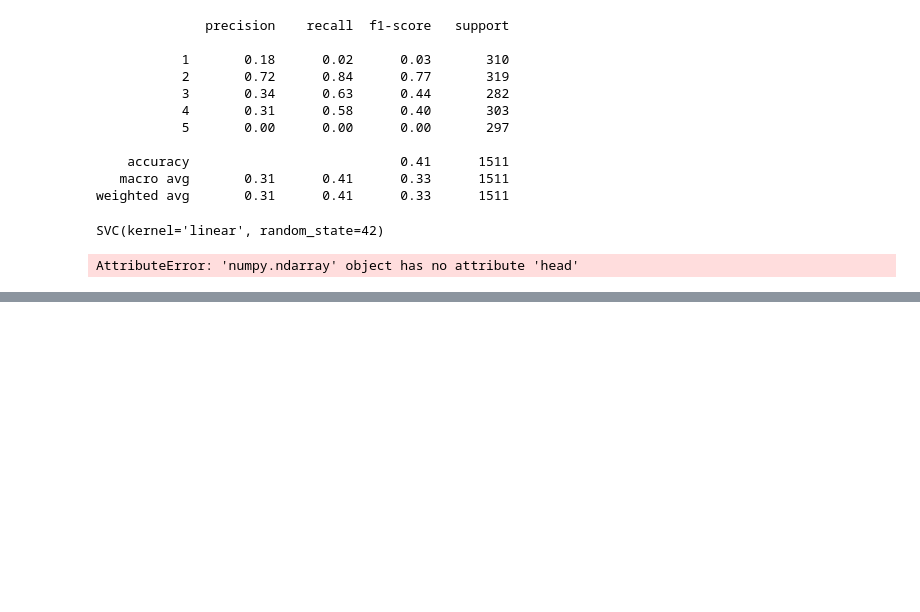
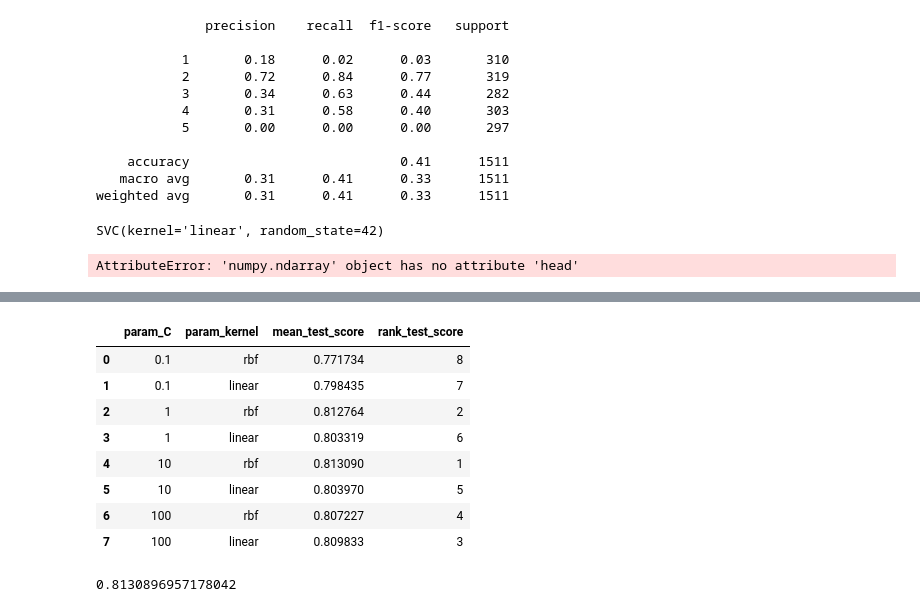
Before and after one commit to cepdnaclk/e19-co544-Hand-Tremor-Based-Biometric-Recognition, a Jupyter notebook: code/SVM.ipynb, the cells around one changed output, grey strips where cells are left out. Cells and saved outputs as stored; diff of their text form; code cells hidden in the pictures; blank space fills up the shorter version.

```diff
--- a/code/SVM.ipynb
+++ b/code/SVM.ipynb
@@ -412,0 +544,16 @@ ValueError: Found input variables with inconsistent numbers of samples: [174, 15
+# %%
+result[['param_C', 'param_kernel', 'mean_test_score', 'rank_test_score']]
+# %% [output]
+|  | param_C | param_kernel | mean_test_score | rank_test_score |
+| 0 | 0.1 | rbf | 0.771734 | 8 |
+| 1 | 0.1 | linear | 0.798435 | 7 |
+| 2 | 1 | rbf | 0.812764 | 2 |
+| 3 | 1 | linear | 0.803319 | 6 |
+| 4 | 10 | rbf | 0.813090 | 1 |
+| 5 | 10 | linear | 0.803970 | 5 |
+| 6 | 100 | rbf | 0.807227 | 4 |
+| 7 | 100 | linear | 0.809833 | 3 |
+# %%
+grid.best_score_
+# %% [output]
+0.8130896957178042
```
Also changed, not shown: parts of 26 cells of this notebook.
